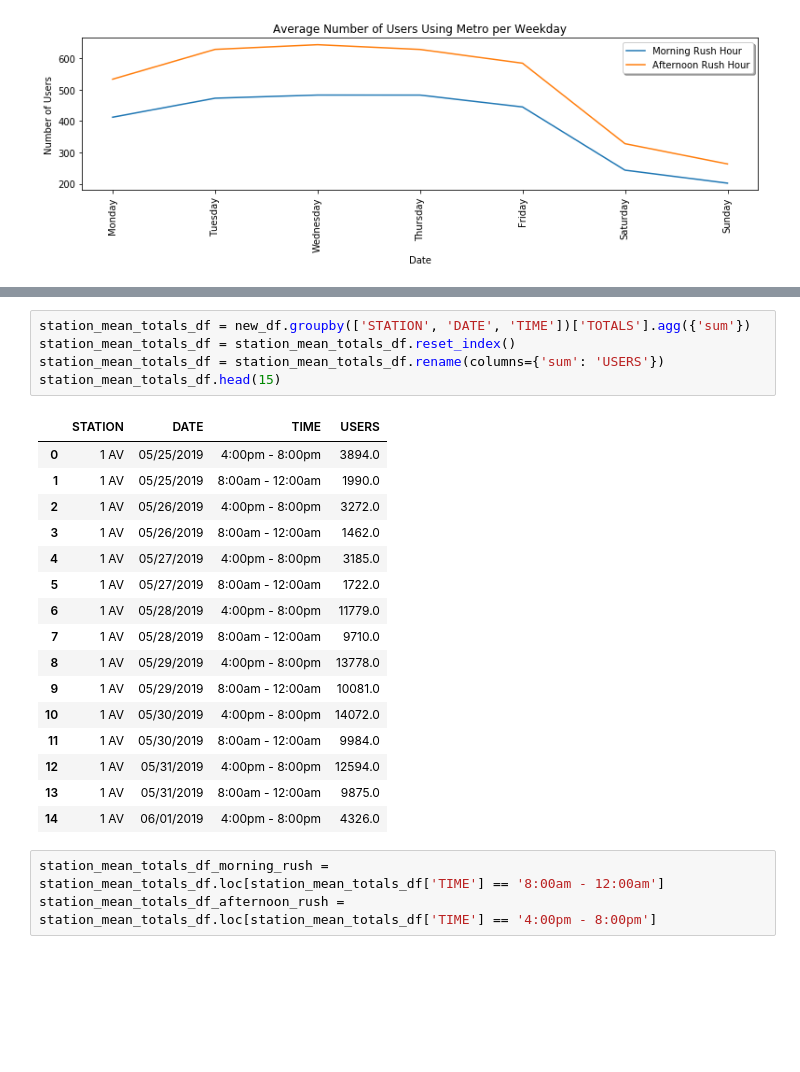
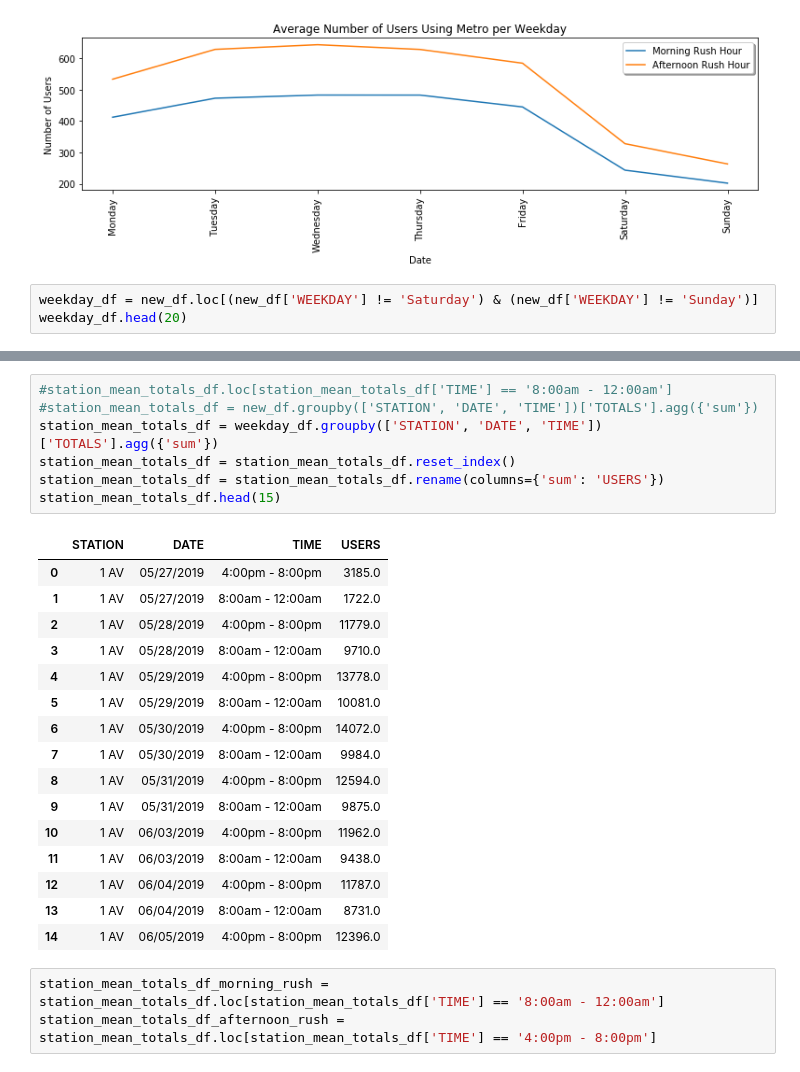
Before and after one commit to jporcaro1771/Gala_Project, a Jupyter notebook: Clean Turnstile Totals.ipynb, the cells around one changed output, grey strips where cells are left out. Drawn from its saved outputs; the diff is of its cells as text; blank space fills up the shorter version.

```diff
--- a/Clean Turnstile Totals.ipynb
+++ b/Clean Turnstile Totals.ipynb
@@ -457,3 +457,6 @@ plt.legend(['Morning Rush Hour', 'Afternoon Rush Hour'], shadow = True, loc = 0)
 # %% [output]
 <matplotlib.legend.Legend at 0x...>
 [figure]
+# %%
+weekday_df = new_df.loc[(new_df['WEEKDAY'] != 'Saturday') & (new_df['WEEKDAY'] != 'Sunday')]
+weekday_df.head(20)
@@ -460,25 +481,27 @@ plt.legend(['Morning Rush Hour', 'Afternoon Rush Hour'], shadow = True, loc = 0)
 # %%
-station_mean_totals_df = new_df.groupby(['STATION', 'DATE', 'TIME'])['TOTALS'].agg({'sum'})
+#station_mean_totals_df.loc[station_mean_totals_df['TIME'] == '8:00am - 12:00am']
+#station_mean_totals_df = new_df.groupby(['STATION', 'DATE', 'TIME'])['TOTALS'].agg({'sum'})
+station_mean_totals_df = weekday_df.groupby(['STATION', 'DATE', 'TIME'])['TOTALS'].agg({'sum'})
 station_mean_totals_df = station_mean_totals_df.reset_index()
 station_mean_totals_df = station_mean_totals_df.rename(columns={'sum': 'USERS'})
 station_mean_totals_df.head(15)
 # %% [output]
 |  | STATION | DATE | TIME | USERS |
-| 0 | 1 AV | 05/25/2019 | 4:00pm - 8:00pm | 3894.0 |
-| 1 | 1 AV | 05/25/2019 | 8:00am - 12:00am | 1990.0 |
-| 2 | 1 AV | 05/26/2019 | 4:00pm - 8:00pm | 3272.0 |
-| 3 | 1 AV | 05/26/2019 | 8:00am - 12:00am | 1462.0 |
-| 4 | 1 AV | 05/27/2019 | 4:00pm - 8:00pm | 3185.0 |
-| 5 | 1 AV | 05/27/2019 | 8:00am - 12:00am | 1722.0 |
-| 6 | 1 AV | 05/28/2019 | 4:00pm - 8:00pm | 11779.0 |
-| 7 | 1 AV | 05/28/2019 | 8:00am - 12:00am | 9710.0 |
-| 8 | 1 AV | 05/29/2019 | 4:00pm - 8:00pm | 13778.0 |
-| 9 | 1 AV | 05/29/2019 | 8:00am - 12:00am | 10081.0 |
-| 10 | 1 AV | 05/30/2019 | 4:00pm - 8:00pm | 14072.0 |
-| 11 | 1 AV | 05/30/2019 | 8:00am - 12:00am | 9984.0 |
-| 12 | 1 AV | 05/31/2019 | 4:00pm - 8:00pm | 12594.0 |
-| 13 | 1 AV | 05/31/2019 | 8:00am - 12:00am | 9875.0 |
-| 14 | 1 AV | 06/01/2019 | 4:00pm - 8:00pm | 4326.0 |
+| 0 | 1 AV | 05/27/2019 | 4:00pm - 8:00pm | 3185.0 |
+| 1 | 1 AV | 05/27/2019 | 8:00am - 12:00am | 1722.0 |
+| 2 | 1 AV | 05/28/2019 | 4:00pm - 8:00pm | 11779.0 |
+| 3 | 1 AV | 05/28/2019 | 8:00am - 12:00am | 9710.0 |
+| 4 | 1 AV | 05/29/2019 | 4:00pm - 8:00pm | 13778.0 |
+| 5 | 1 AV | 05/29/2019 | 8:00am - 12:00am | 10081.0 |
+| 6 | 1 AV | 05/30/2019 | 4:00pm - 8:00pm | 14072.0 |
+| 7 | 1 AV | 05/30/2019 | 8:00am - 12:00am | 9984.0 |
+| 8 | 1 AV | 05/31/2019 | 4:00pm - 8:00pm | 12594.0 |
+| 9 | 1 AV | 05/31/2019 | 8:00am - 12:00am | 9875.0 |
+| 10 | 1 AV | 06/03/2019 | 4:00pm - 8:00pm | 11962.0 |
+| 11 | 1 AV | 06/03/2019 | 8:00am - 12:00am | 9438.0 |
+| 12 | 1 AV | 06/04/2019 | 4:00pm - 8:00pm | 11787.0 |
+| 13 | 1 AV | 06/04/2019 | 8:00am - 12:00am | 8731.0 |
+| 14 | 1 AV | 06/05/2019 | 4:00pm - 8:00pm | 12396.0 |
 # %%
 station_mean_totals_df_morning_rush = station_mean_totals_df.loc[station_mean_totals_df['TIME'] == '8:00am - 12:00am']
 station_mean_totals_df_afternoon_rush = station_mean_totals_df.loc[station_mean_totals_df['TIME'] == '4:00pm - 8:00pm']
```
Also changed, not shown: parts of 7 cells of this notebook.
